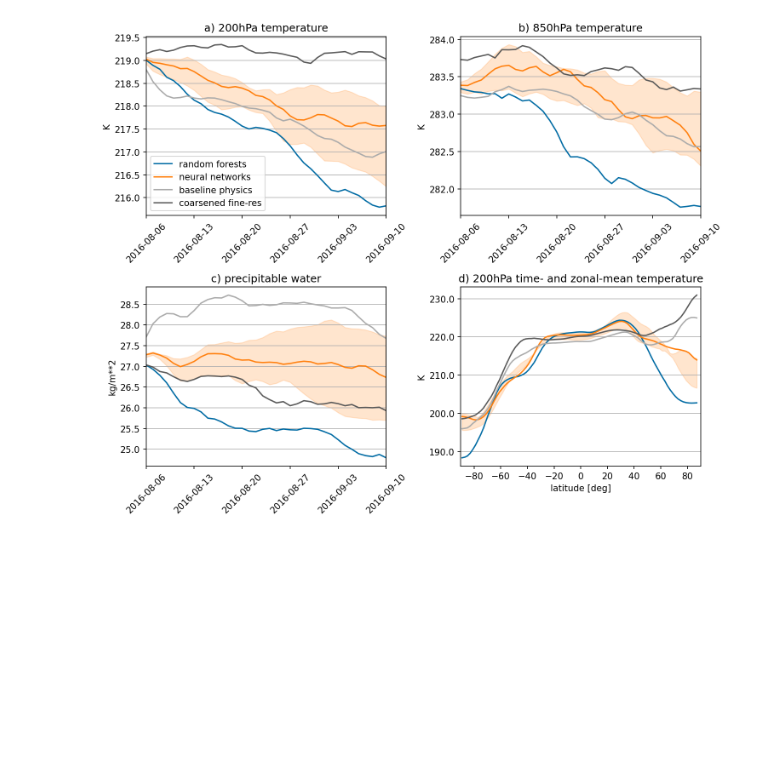
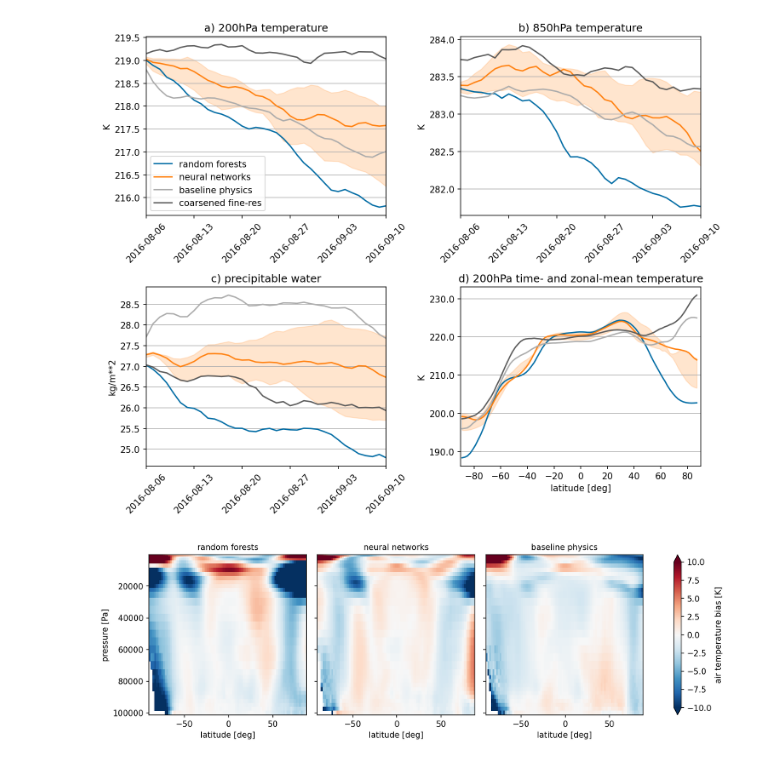
Before and after one commit to ai2cm/nudge-to-fine-3km-manuscript-workflow, a Jupyter notebook: notebooks/prognostic-drifts.ipynb, the cells around one changed output. Cells and saved outputs as stored; diff of their text form; code cells hidden in the pictures; blank space fills up the shorter version.

Commit message:
add pressure-lat T bias plots back to prognostic-drifts notebook

```diff
--- a/notebooks/prognostic-drifts.ipynb
+++ b/notebooks/prognostic-drifts.ipynb
@@ -112,7 +112,9 @@ class Fv3gfsRun:
         self._state: xr.Dataset = self._get_state()
         with ProgressBar():
             self.global_mean_ts: xr.Dataset = self._global_mean_ts().load()
-            self.mean_temp_lat: xr.DataArray = self._mean_temp_lat().load()
+            mean_temp_lat_pressure, mean_temp_lat = self._mean_temp_lat_pressure()
+            self.mean_temp_lat_pressure: xr.DataArray = mean_temp_lat_pressure.load()
+            self.mean_temp_lat: xr.DataArray = mean_temp_lat.load()
 
     def _global_mean_ts(self):
         global_mean_ts = {}
@@ -130,6 +132,17 @@ class Fv3gfsRun:
         T200_lat = zonal_average_approximate(LAT, T_pressure.sel({'pressure': 20000}))
         T200_lat = T200_lat.sel({'time': T200_lat.time.loc[T200_lat.time >= np.datetime64('2016-08-21')]})
         return T200_lat.mean('time').assign_attrs(self._state[T].attrs)
+
+    def _mean_temp_lat_pressure(self):
+        T_pressure = interpolate_to_pressure_levels(self._state[T], self._state[DELP], dim='z')
+        T_pressure_lat = (
+            zonal_average_approximate(LAT, T_pressure)
+            .sel({'time': T_pressure.time.loc[T_pressure.time >= np.datetime64('2016-08-21')]})
+        )
+        T200_lat = T_pressure_lat.sel({'pressure': 20000})
+        T200_lat = T200_lat.mean('time').assign_attrs(self._state[T].attrs)
+        T_pressure_lat = T_pressure_lat.mean('time').assign_attrs(self._state[T].attrs)
+        return T_pressure_lat, T200_lat
 
     @staticmethod
     def _subset_time(ds, hour, minute):
@@ -292,3 +305,25 @@ def plot_global_drifts(runlist, varnames):
 plot_global_drifts(run_list, list(DRIFT_TS_VARS.keys()) + ['200hPa time- and zonal-mean temperature'])
 # %% [output]
 [figure]
+# %%
+def plot_temp_bias_lat_pressure(run_list, fig_size=[12, 4]):
+    verif_temp_lat_pressure = [run for run in run_list if run.verif == True][0].mean_temp_lat_pressure
+    prog_runs = [run for run in run_list if run.verif is False and "NN-seed" not in run.name]
+    run_names = [run.name for run in prog_runs]
+    temperature_bias = (
+        xr.concat(
+            [run.mean_temp_lat_pressure for run in prog_runs],
+            dim=xr.DataArray(run_names, dims='runs', coords={'runs': run_names})
+        ) - verif_temp_lat_pressure
+    ).assign_attrs({'long_name': 'air temperature bias', 'units': 'K'})
+    fg = temperature_bias.plot(col='runs', col_wrap=3, yincrease=False, vmin=-10, vmax=10, cmap='RdBu_r')
+    fg.set_titles('{value}')
+    fg.set_xlabels('latitude [deg]')
+    fg.set_ylabels('pressure [Pa]')
+    fg.fig.set_size_inches(fig_size)
+    fg.fig.set_dpi(150)
+    fg.fig.savefig(f"{OUTDIR}/prognostic_temperature_bias_zonal_lat.png", bbox_inches='tight', facecolor='white')
+# %%
+plot_temp_bias_lat_pressure(run_list)
+# %% [output]
+[figure, added]
```
Also changed, not shown: parts of 1 cell of this notebook.
